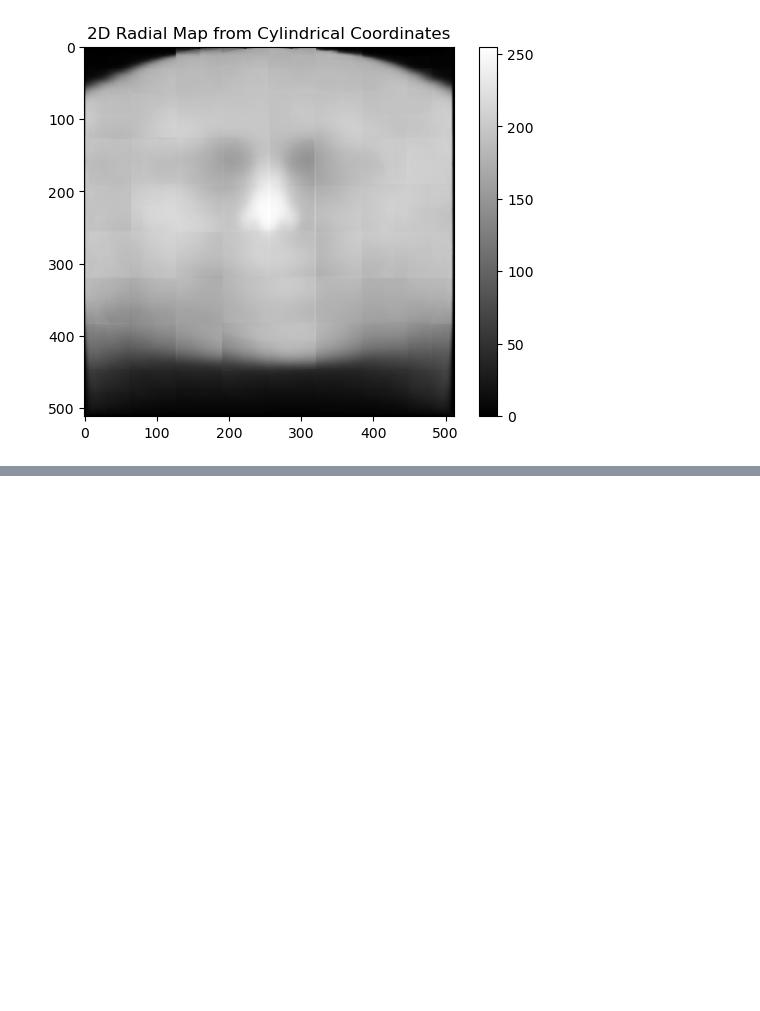
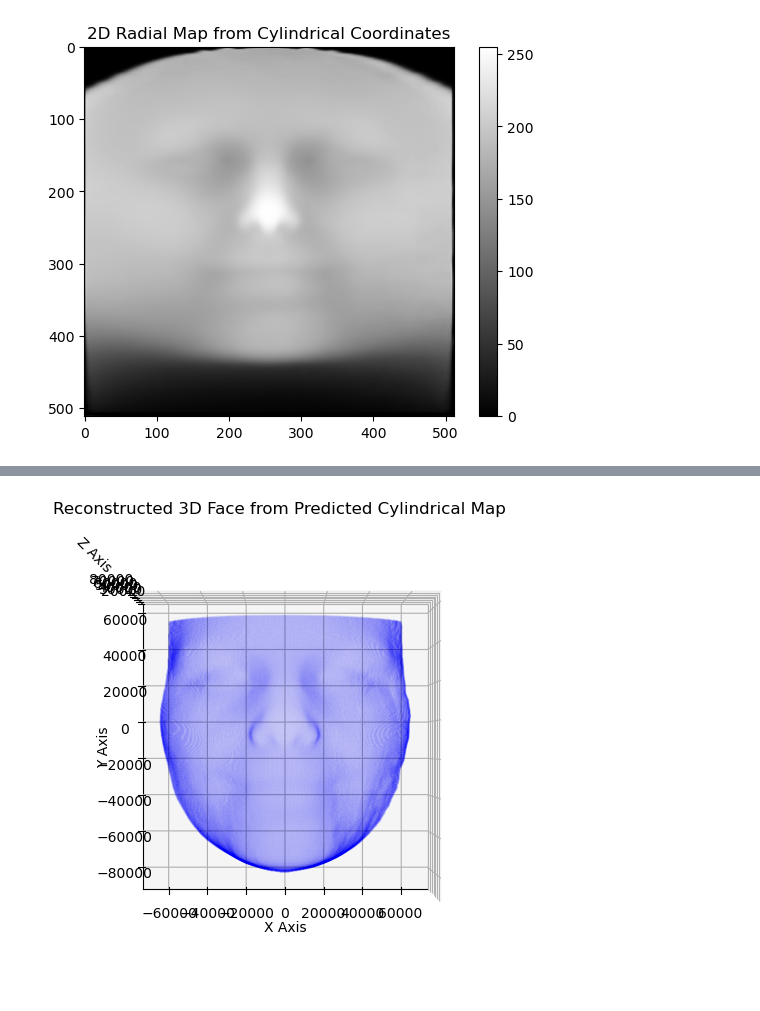
Before and after one commit to chenbm4/SPheReNet, a Jupyter notebook: prediction_analysis.ipynb, the cells around one changed output, grey strips where cells are left out. Saved outputs shown, nothing was run; the diff lists cells and outputs as text; code cells hidden in the pictures; blank space fills up the shorter version.

```diff
--- a/prediction_analysis.ipynb
+++ b/prediction_analysis.ipynb
@@ -25,5 +88,5 @@ plt.show()
 # %%
-prediction_file = 'predictions/AFW_2339510439_2_9_prediction.npy'
+prediction_file = 'predictions/test/AFW_134212_1_0_prediction.npy'
 predicted_posmap = np.load(prediction_file)
 predicted_posmap = predicted_posmap.squeeze()
 predicted_posmap.shape
@@ -52,3 +116,46 @@ plt.show()
+# %%
+predicted_posmap_norm = predicted_posmap / 255.
+# Pre-calculate constants
+phi_values = (np.arange(512) / (512 - 1)) * np.pi - np.pi / 2
+y_max = np.max(vertices[:, 1])
+y_min = np.min(vertices[:, 1])
+y_values = y_max - (np.arange(512) / (512 - 1)) * (y_max - y_min)
+
+# Create mesh grids for phi and y
+phi_grid, y_grid = np.meshgrid(phi_values, y_values)
+
+# Flatten and filter out zero-radius points
+valid_indices = predicted_posmap_norm != 0
+r_flat = (predicted_posmap_norm[valid_indices] * scale_factor) + true_posmap.min()
+phi_flat = phi_grid[valid_indices]
+y_flat = y_grid[valid_indices]
+
+# Convert back to Cartesian coordinates
+x = r_flat * np.sin(phi_flat)
+z = r_flat * np.cos(phi_flat)
+
+# Combine the coordinates
+reconstructed_prediction = np.vstack((x, y_flat, z)).T
+# %%
+filtered_vertices = reconstructed_prediction[reconstructed_prediction[:,2] >= 20000]
+filtered_vertices = filtered_vertices[filtered_vertices[:,1] <= 55000]
+# %%
+# Plotting the reconstructed vertices
+fig = plt.figure(figsize=(8, 6))
+ax = fig.add_subplot(111, projection='3d')
+
+# Assuming reconstructed_vertices contains [x, y, z] coordinates
+ax.scatter(filtered_vertices[:,0], filtered_vertices[:,1], filtered_vertices[:,2], color='blue', s=0.5, alpha=0.03)
+
+ax.set_xlabel('X Axis')
+ax.set_ylabel('Y Axis')
+ax.set_zlabel('Z Axis')
+ax.set_title('Reconstructed 3D Face from Predicted Cylindrical Map')
+ax.view_init(elev=90, azim=270)
+# ax.view_init(elev=90, azim=270)
+plt.show()
+# %% [output]
+[figure, added]
 # %%
 # Pre-calculate constants
 phi_values = (np.arange(512) / (512 - 1)) * np.pi - np.pi / 2
```
Also changed, not shown: parts of 19 cells of this notebook.
